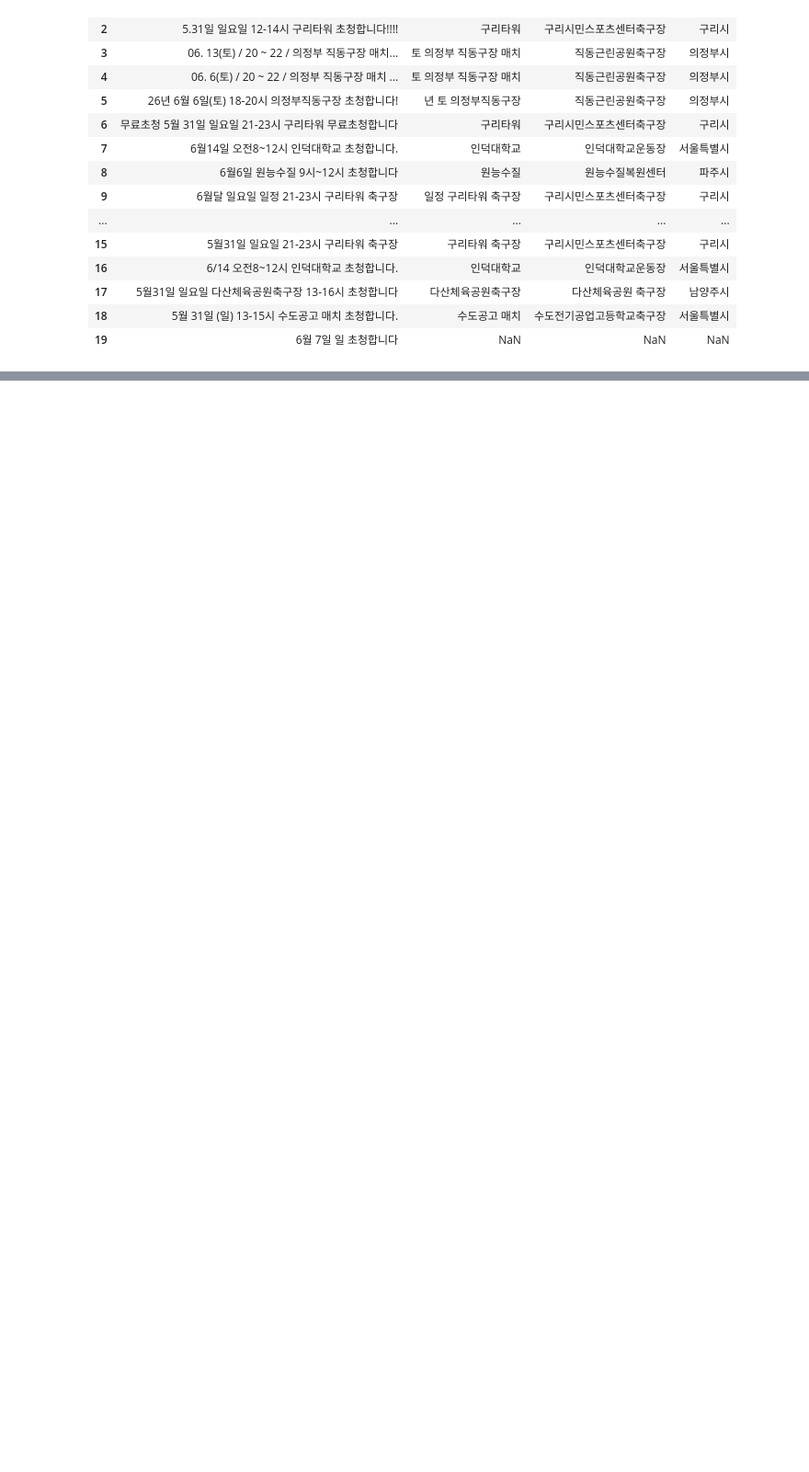
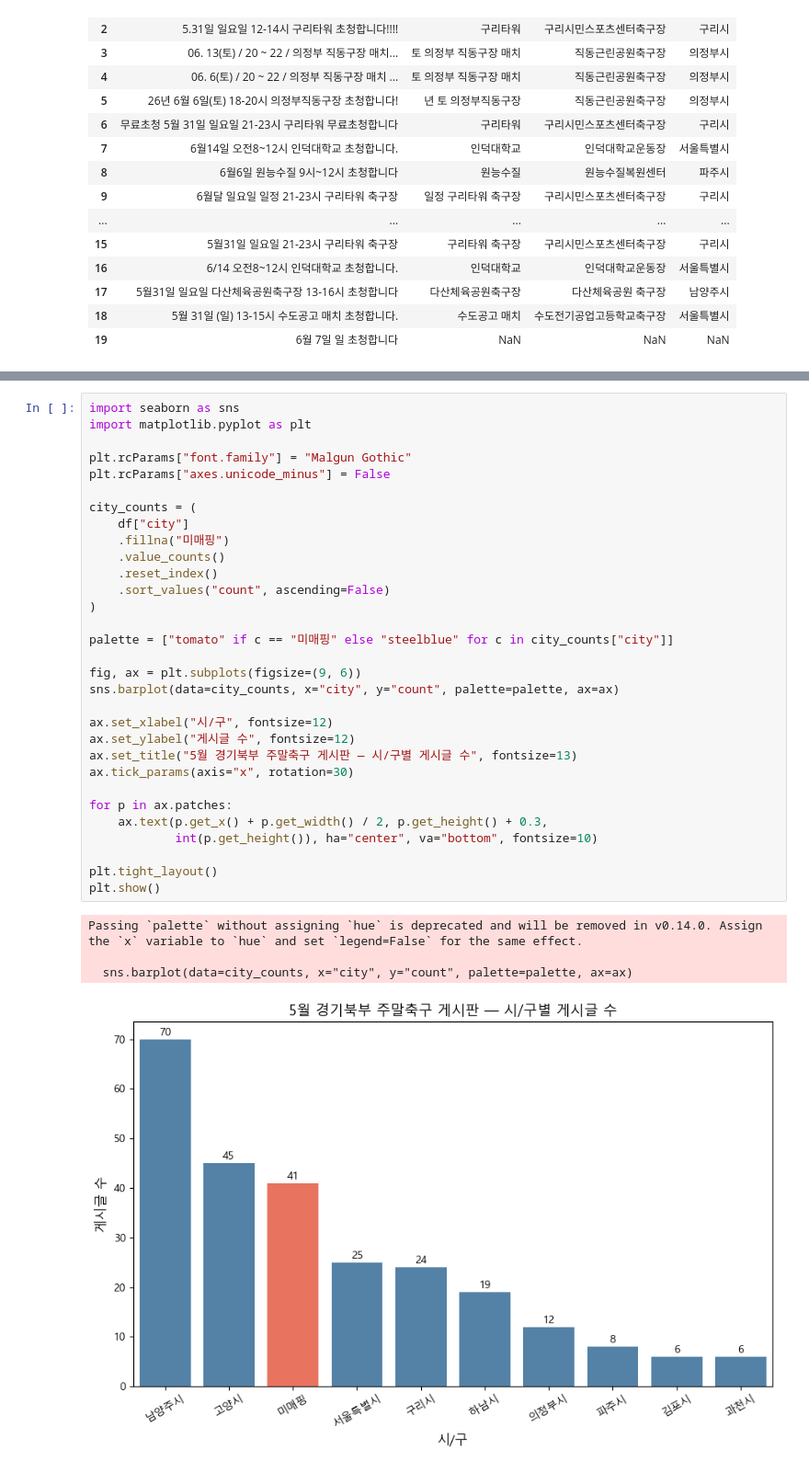
Before and after one commit to young2good/analysis_repo, a Jupyter notebook: app_creator/goy crawling for dimension.ipynb, the cells around one changed output, grey strips where cells are left out. Shown at 92% size. Cells and saved outputs as stored; diff of their text form; blank space fills up the shorter version.

```diff
--- a/app_creator/goy crawling for dimension.ipynb
+++ b/app_creator/goy crawling for dimension.ipynb
@@ -622,0 +653,36 @@ df[["title", "venue_candidate", "std_name", "city"]].head(20)
+# %%
+import seaborn as sns
+import matplotlib.pyplot as plt
+
+plt.rcParams["font.family"] = "Malgun Gothic"
+plt.rcParams["axes.unicode_minus"] = False
+
+city_counts = (
+    df["city"]
+    .fillna("미매핑")
+    .value_counts()
+    .reset_index()
+    .sort_values("count", ascending=False)
+)
+
+palette = ["tomato" if c == "미매핑" else "steelblue" for c in city_counts["city"]]
+
+fig, ax = plt.subplots(figsize=(9, 6))
+sns.barplot(data=city_counts, x="city", y="count", palette=palette, ax=ax)
+
+ax.set_xlabel("시/구", fontsize=12)
+ax.set_ylabel("게시글 수", fontsize=12)
+ax.set_title("5월 경기북부 주말축구 게시판 — 시/구별 게시글 수", fontsize=13)
+ax.tick_params(axis="x", rotation=30)
+
+for p in ax.patches:
+    ax.text(p.get_x() + p.get_width() / 2, p.get_height() + 0.3,
+            int(p.get_height()), ha="center", va="bottom", fontsize=10)
+
+plt.tight_layout()
+plt.show()
+# %% [output]
+Passing `palette` without assigning `hue` is deprecated and will be removed in v0.14.0. Assign the `x` variable to `hue` and set `legend=False` for the same effect.
+
+  sns.barplot(data=city_counts, x="city", y="count", palette=palette, ax=ax)
+[figure, added]
```
Also changed, not shown: parts of 2 cells of this notebook.
